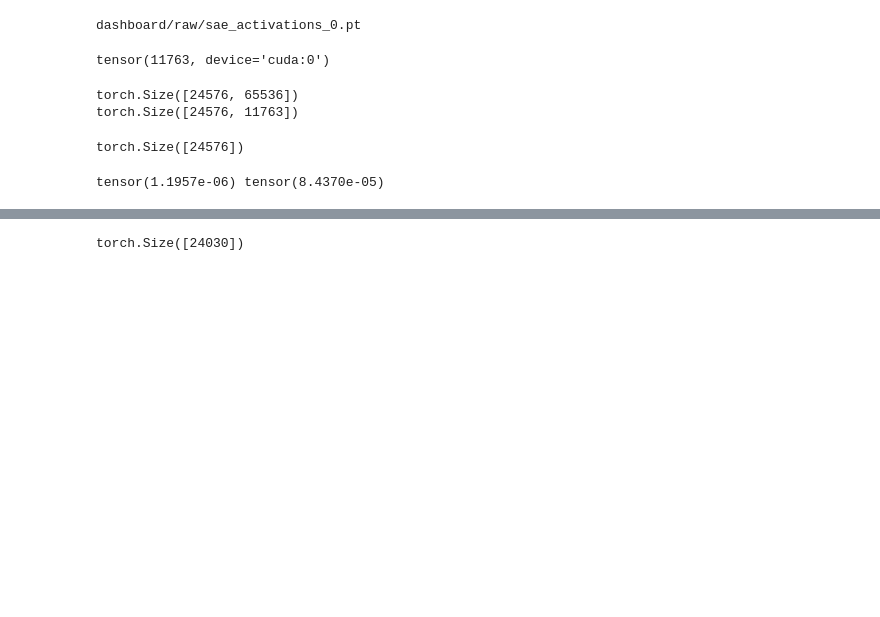
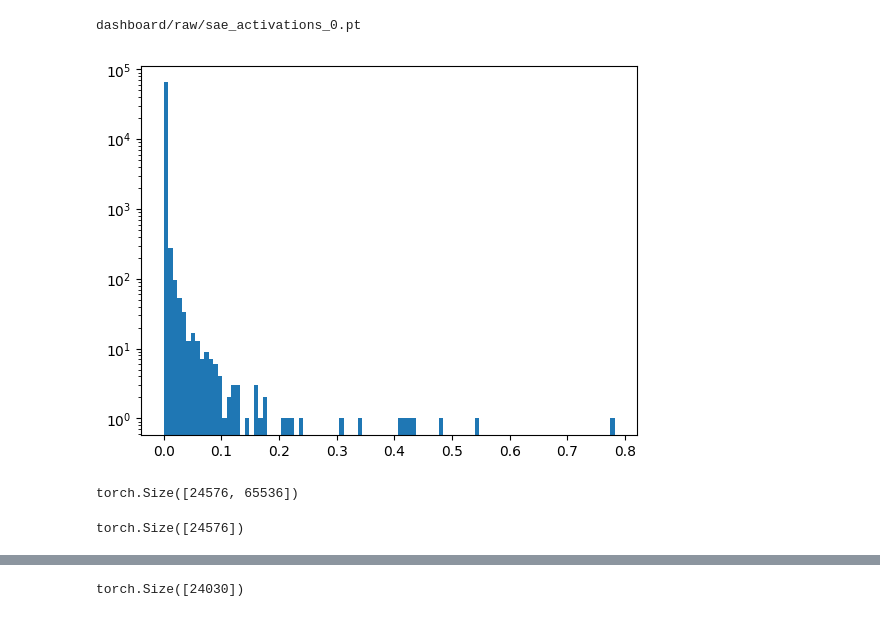
Before and after one commit to Lewington-pitsos/sae_vit, a Jupyter notebook: pad.ipynb, the cells around one changed output, grey strips where cells are left out. Cells and saved outputs as stored; diff of their text form; code cells hidden in the pictures; blank space fills up the shorter version.

```diff
--- a/pad.ipynb
+++ b/pad.ipynb
@@ -15,12 +15,11 @@ print(files[0])
 dashboard/raw/sae_activations_0.pt
 # %%
 sparsity = torch.load('dashboard/sae_sparsity.pt')
-
-
-sparsity = sparsity > 1e-4
-print((sparsity > 1e-4).sum())
-# %% [output]
-tensor(11763, device='cuda:0')
+# %%
+plt.hist(sparsity.cpu(), bins=100)
+plt.yscale('log')
+# %% [output]
+[figure, added]
 # %%
 stack = None
 
@@ -31,14 +30,12 @@ for f in files[:3]:
     else:
         stack = torch.cat((stack, data))
 
-print(stack.shape)
 
-stack = stack[:, sparsity]
+# stack = stack[:, sparsity]
 print(stack.shape)
 stack = stack.cpu()
 # %% [output]
 torch.Size([24576, 65536])
-torch.Size([24576, 11763])
 # %%
 stats = torch.load('cruft/compact/big_tensor.pt')
 stats = stats[:stack.shape[0]].cpu()
@@ -54,4 +46,0 @@ rand_views = views[rand_idx]
-# %%
-print(stack[:, 0].mean(), stack[:, 0].std())
-# %% [output]
-tensor(1.1957e-06) tensor(8.4370e-05)
```
Also changed, not shown: parts of 13 cells of this notebook, 1 other file.
